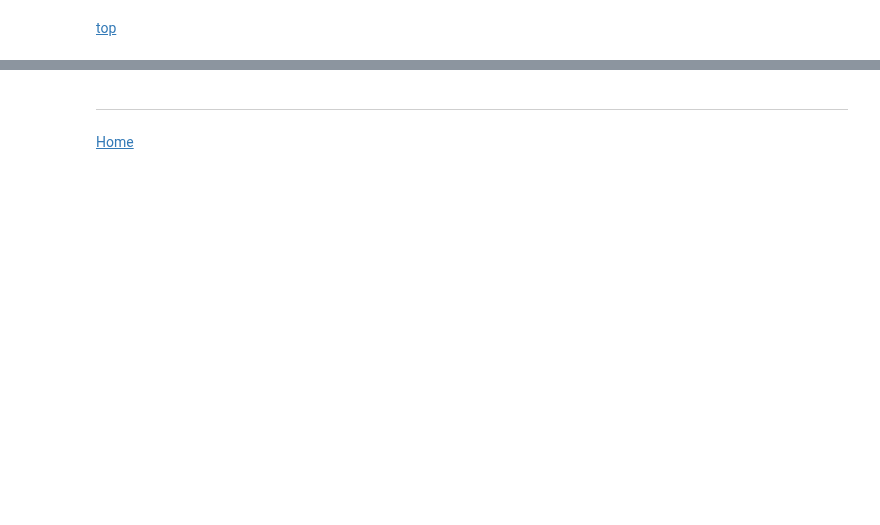
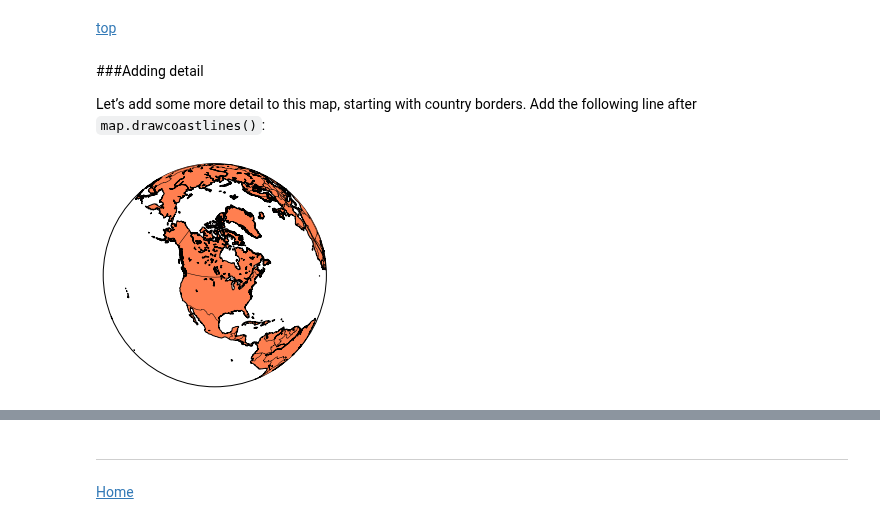
Before and after one commit to ehmatthes/intro_programming, a Jupyter notebook: notebooks/visualization_earthquakes.ipynb, the cells around one changed output, grey strips where cells are left out. Cells and saved outputs as stored; diff of their text form; code cells hidden in the pictures; blank space fills up the shorter version.

Commit message:
Adding details to simple map of the globe.

```diff
--- a/notebooks/visualization_earthquakes.ipynb
+++ b/notebooks/visualization_earthquakes.ipynb
@@ -151,3 +152,24 @@ If you get a map that looks incomplete, such as the one below, you may want to t
 ![Map drawn from outdated matplotlib Basemap](/files/images/globe_poor.png)
 # %% [markdown]
 [top](#)
+# %% [markdown]
+###<a name='adding_detail'></a>Adding detail
+
+Let’s add some more detail to this map, starting with country borders.  Add the following line after `map.drawcoastlines()`:
+# %%
+from mpl_toolkits.basemap import Basemap
+import matplotlib.pyplot as plt
+import numpy as np
+
+# make sure the value of resolution is a lowercase L,
+#  for 'low', not a numeral 1
+map = Basemap(projection='ortho', lat_0=50, lon_0=-100,
+              resolution='l', area_thresh=1000.0)
+
+map.drawcoastlines()
+map.drawcountries()
+map.fillcontinents(color='coral')
+
+plt.show()
+# %% [output]
+[figure, added]
```
Also changed, not shown: parts of 4 cells of this notebook.
